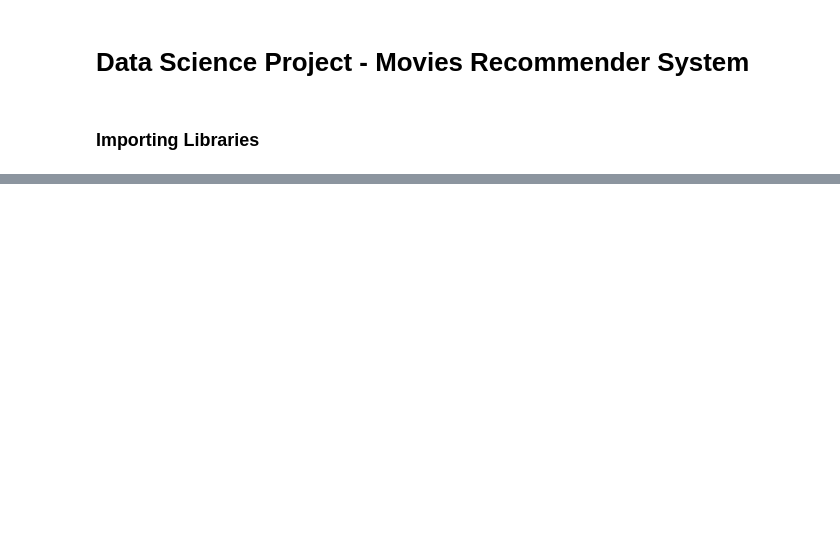
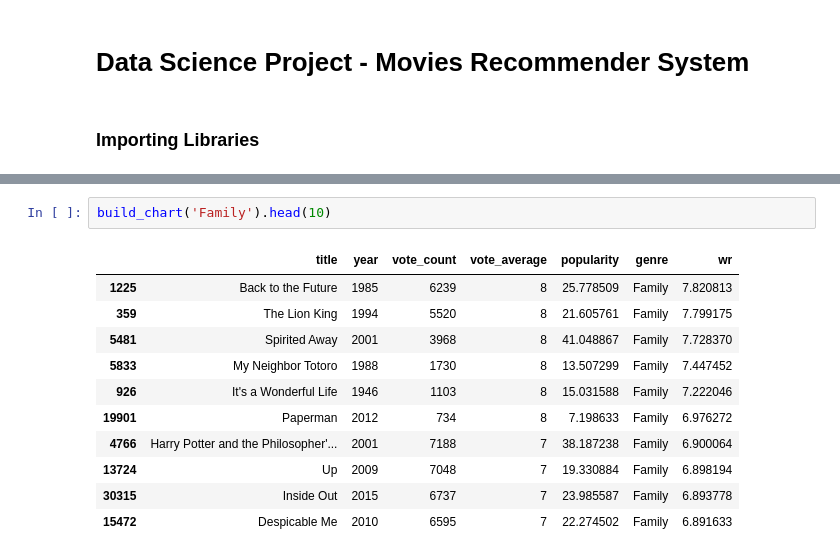
Before and after one commit to rkm-dev/LetsUpgrade-DSP, a Jupyter notebook: Data Science Project - Movies Recommender System.ipynb, the cells around one changed output, grey strips where cells are left out. Drawn from its saved outputs; the diff is of its cells as text; blank space fills up the shorter version.

```diff
--- a/Data Science Project - Movies Recommender System.ipynb
+++ b/Data Science Project - Movies Recommender System.ipynb
@@ -25,0 +245,14 @@ sklearn.feature_extraction.text.CountVectorizer
+# %%
+build_chart('Family').head(10)
+# %% [output]
+|  | title | year | vote_count | vote_average | popularity | genre | wr |
+| 1225 | Back to the Future | 1985 | 6239 | 8 | 25.778509 | Family | 7.820813 |
+| 359 | The Lion King | 1994 | 5520 | 8 | 21.605761 | Family | 7.799175 |
+| 5481 | Spirited Away | 2001 | 3968 | 8 | 41.048867 | Family | 7.728370 |
+| 5833 | My Neighbor Totoro | 1988 | 1730 | 8 | 13.507299 | Family | 7.447452 |
+| 926 | It's a Wonderful Life | 1946 | 1103 | 8 | 15.031588 | Family | 7.222046 |
+| 19901 | Paperman | 2012 | 734 | 8 | 7.198633 | Family | 6.976272 |
+| 4766 | Harry Potter and the Philosopher'... | 2001 | 7188 | 7 | 38.187238 | Family | 6.900064 |
+| 13724 | Up | 2009 | 7048 | 7 | 19.330884 | Family | 6.898194 |
+| 30315 | Inside Out | 2015 | 6737 | 7 | 23.985587 | Family | 6.893778 |
+| 15472 | Despicable Me | 2010 | 6595 | 7 | 22.274502 | Family | 6.891633 |
```
Also changed, not shown: parts of 52 cells of this notebook.
